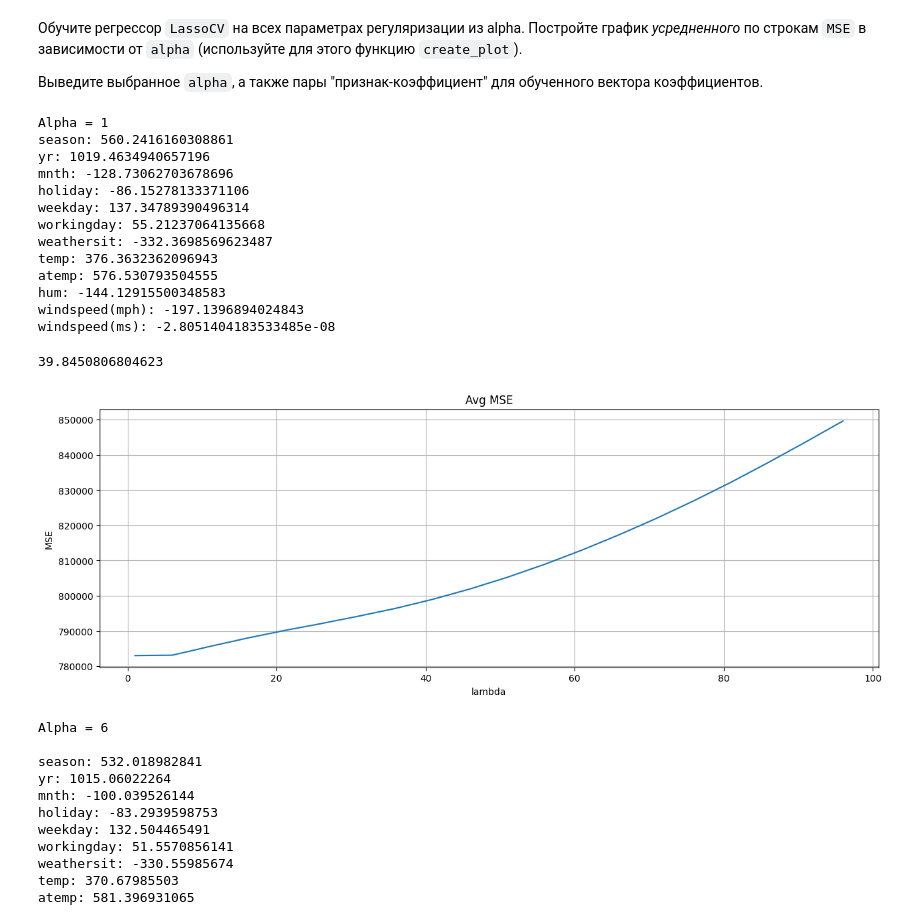
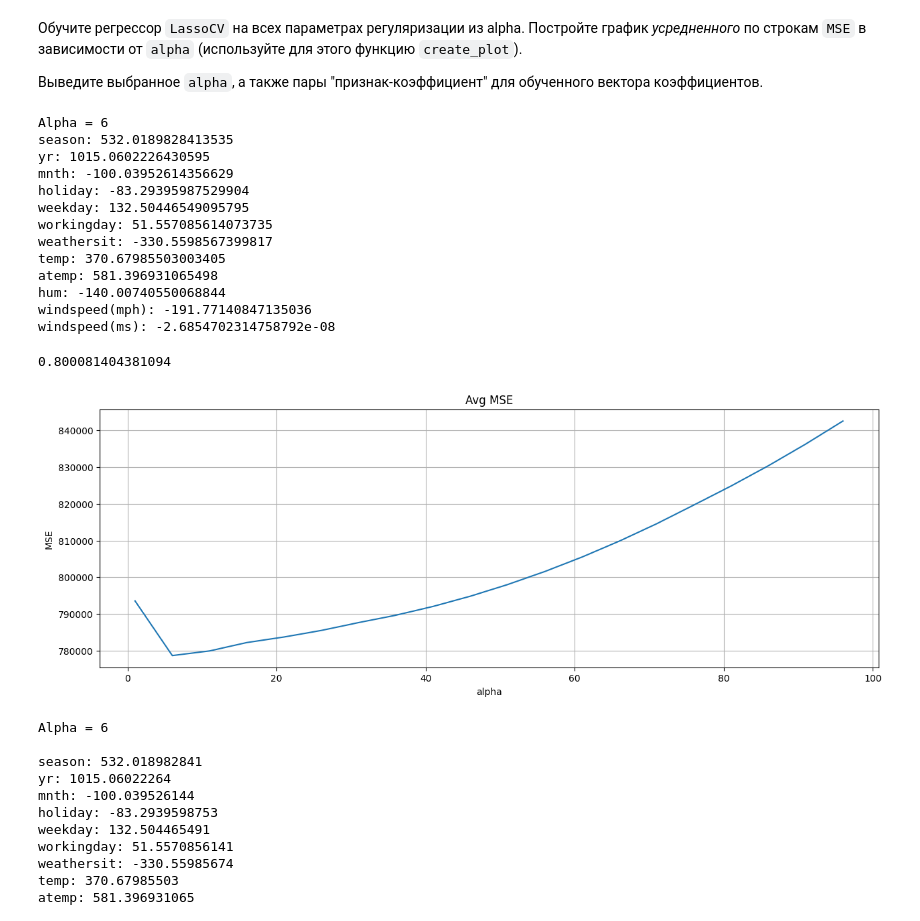
Before and after one commit to alex-kondr/Data_Science_HW_4, a Jupyter notebook: HW_4.ipynb, the cells around one changed output. Cells and saved outputs as stored; diff of their text form; code cells hidden in the pictures.

```diff
--- a/HW_4.ipynb
+++ b/HW_4.ipynb
@@ -437,32 +437,32 @@ from sklearn.linear_model import LassoCV
 
 alphas = np.arange(1, 100, 5)
 
-regressor = LassoCV(alphas=alphas).fit(X, y)
+regressor = LassoCV(cv=2, alphas=alphas).fit(X, y)
 print(f'Alpha = {regressor.alpha_}')
 for coef, column in zip(regressor.coef_, df.columns):
   print(f'{column}: {coef}')
 # %% [output]
-Alpha = 1
-season: 560.2416160308861
-yr: 1019.4634940657196
-mnth: -128.73062703678696
-holiday: -86.15278133371106
-weekday: 137.34789390496314
-workingday: 55.21237064135668
-weathersit: -332.3698569623487
-temp: 376.3632362096943
-atemp: 576.530793504555
-hum: -144.12915500348583
-windspeed(mph): -197.1396894024843
-windspeed(ms): -2.8051404183533485e-08
+Alpha = 6
+season: 532.0189828413535
+yr: 1015.0602226430595
+mnth: -100.03952614356629
+holiday: -83.29395987529904
+weekday: 132.50446549095795
+workingday: 51.557085614073735
+weathersit: -330.5598567399817
+temp: 370.67985503003405
+atemp: 581.396931065498
+hum: -140.00740550068844
+windspeed(mph): -191.77140847135036
+windspeed(ms): -2.6854702314758792e-08
-# %%
-regressor.dual_gap_
-# %% [output]
-39.8450806804623
+# %%
+regressor.score(X, y)
+# %% [output]
+0.800081404381094
 # %%
-create_plot([regressor.alphas_, regressor.mse_path_], title="Avg MSE", xlabel="lambda", ylabel="MSE", figsize=None)
+create_plot([regressor.alphas_, regressor.mse_path_], title="Avg MSE", xlabel="alpha", ylabel="MSE")
 # %% [output]
-[figure, old version]
+[figure, new version]
 # %%
 from sklearn.linear_model import LassoCV
 
```
Also changed, not shown: parts of 12 cells of this notebook.
